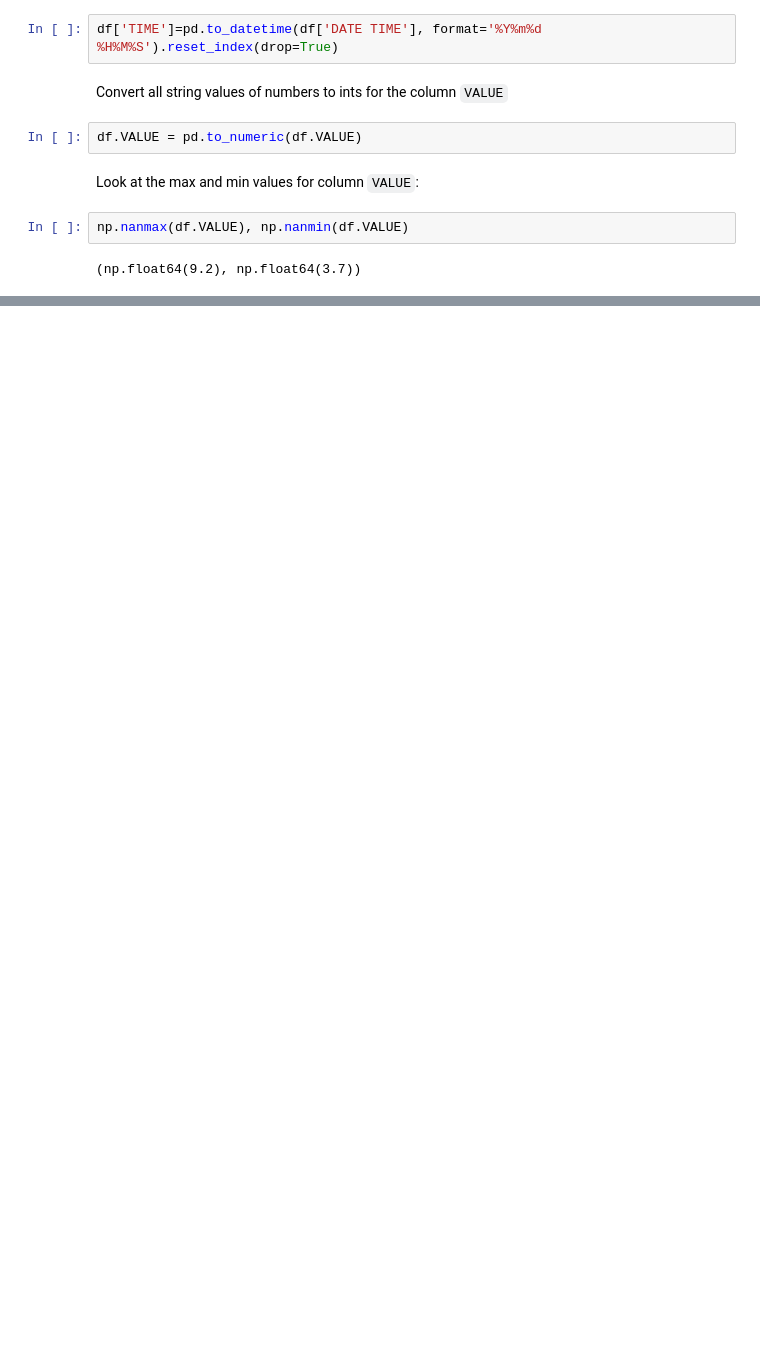
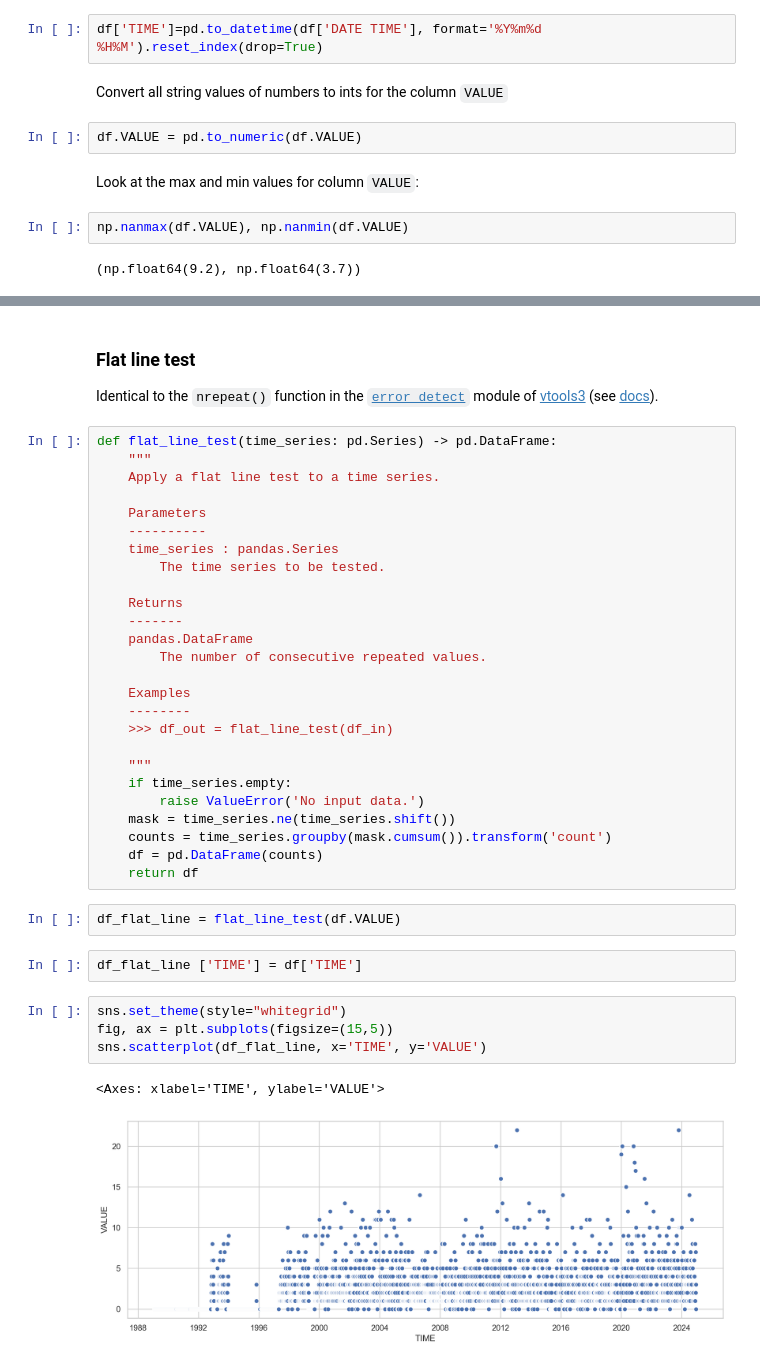
Before and after one commit to DWR-QA-Program/caldata-dsa-outlier-tool, a Jupyter notebook: dwr/dwr.ipynb, the cells around one changed output, grey strips where cells are left out. Cells and saved outputs as stored; diff of their text form; blank space fills up the shorter version.

Commit message:
implemented 3/6 tests in group 1

```diff
--- a/dwr/dwr.ipynb
+++ b/dwr/dwr.ipynb
@@ -79,7 +79,7 @@ df.replace(to_replace='---', value=np.nan, inplace=True)
 # %% [markdown]
 Convert string values in `DATE TIME` column to datetime object and rename it `TIME`
 # %%
-df['TIME']=pd.to_datetime(df['DATE TIME'], format='%Y%m%d %H%M%S').reset_index(drop=True)
+df['TIME']=pd.to_datetime(df['DATE TIME'], format='%Y%m%d %H%M').reset_index(drop=True)
 # %% [markdown]
 Convert all string values of numbers to ints for the column `VALUE`
 # %%
@@ -132,3 +136,44 @@ sns.scatterplot(df_out, x='TIME', y='VALUE', hue='Flag')
 # %% [output]
 <Axes: xlabel='TIME', ylabel='VALUE'>
 [figure]
+# %% [markdown]
+### Flat line test
+
+Identical to the `nrepeat()` function in the [`error_detect`](https://github.com/CADWRDeltaModeling/vtools3/blob/master/vtools/functions/error_detect.py) module of [vtools3](https://github.com/CADWRDeltaModeling/vtools3) (see [docs](https://github.com/CADWRDeltaModeling/dms_datastore/wiki/Time-Series-Data-Screening-and-Error-Detection-Methods)).
+# %%
+def flat_line_test(time_series: pd.Series) -> pd.DataFrame:
+    """
+    Apply a flat line test to a time series.
+
+    Parameters
+    ----------
+    time_series : pandas.Series
+        The time series to be tested.
+
+    Returns
+    -------
+    pandas.DataFrame
+        The number of consecutive repeated values.
+
+    Examples
+    --------
+    >>> df_out = flat_line_test(df_in)
+
+    """
+    if time_series.empty:
+        raise ValueError('No input data.')
+    mask = time_series.ne(time_series.shift())
+    counts = time_series.groupby(mask.cumsum()).transform('count')
+    df = pd.DataFrame(counts)
+    return df
+# %%
+df_flat_line = flat_line_test(df.VALUE)
+# %%
+df_flat_line ['TIME'] = df['TIME']
+# %%
+sns.set_theme(style="whitegrid")
+fig, ax = plt.subplots(figsize=(15,5))
+sns.scatterplot(df_flat_line, x='TIME', y='VALUE')
+# %% [output]
+<Axes: xlabel='TIME', ylabel='VALUE'>
+[figure, added]
```
Also changed, not shown: parts of 5 cells of this notebook, 1 other file.
